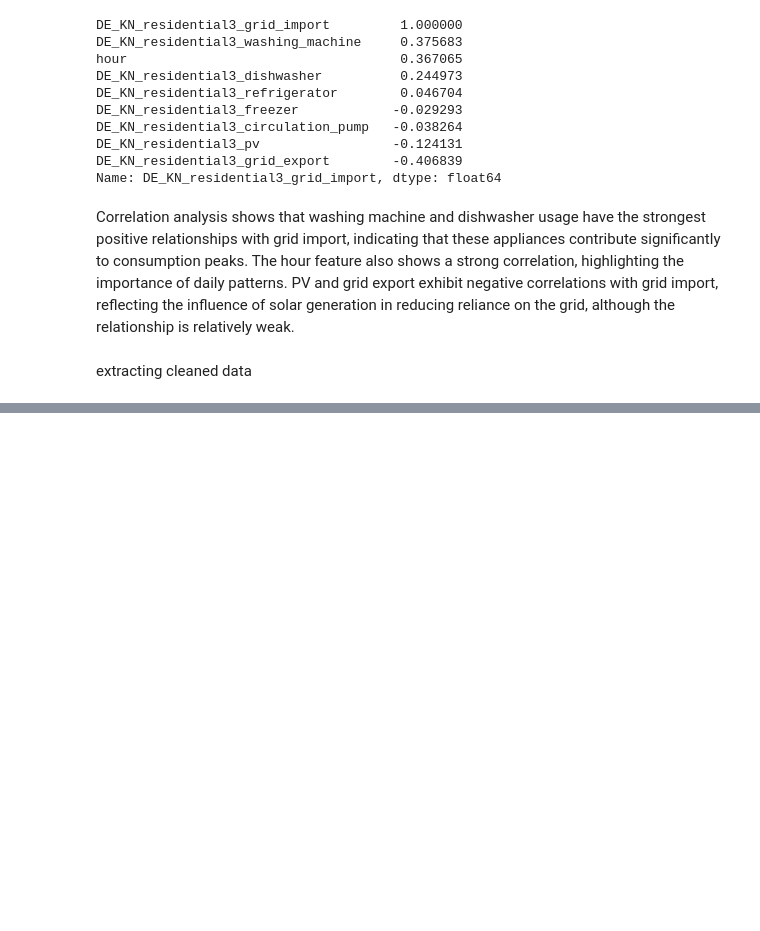
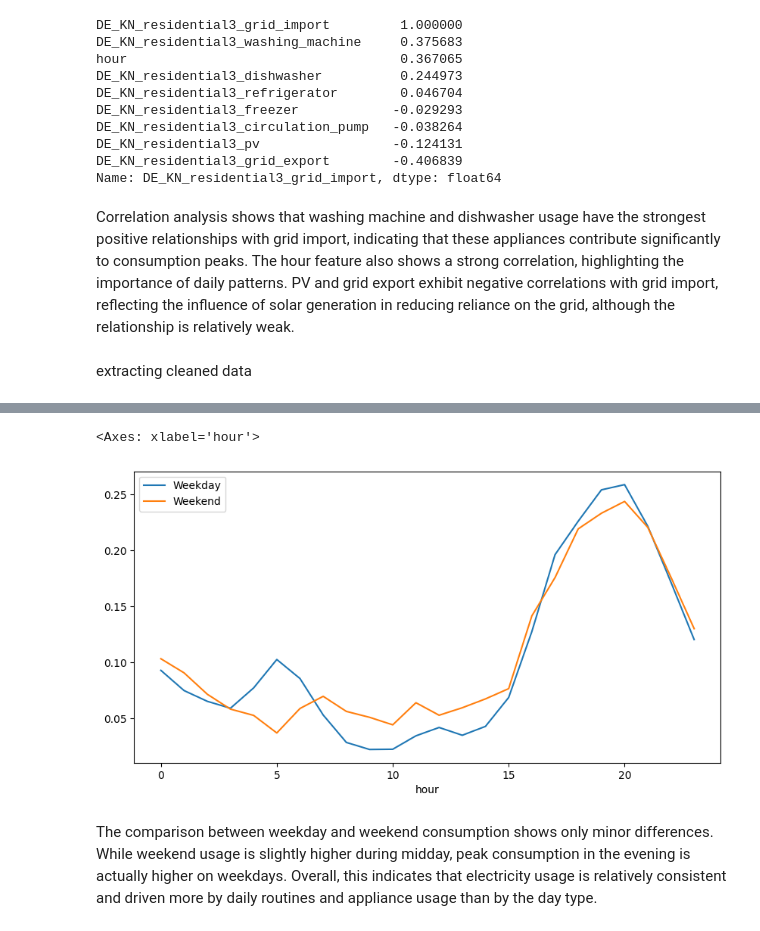
Before and after one commit to Iminza67/Household-Energy-Consumption-Generation-Analysis, a Jupyter notebook: notebooks/EDA.ipynb, the cells around one changed output, grey strips where cells are left out. Saved outputs shown, nothing was run; the diff lists cells and outputs as text; code cells hidden in the pictures; blank space fills up the shorter version.

Commit message:
small changes
added season interpretation and small change to bseline model

```diff
--- a/notebooks/EDA.ipynb
+++ b/notebooks/EDA.ipynb
@@ -364,5 +364,17 @@ DE_KN_residential3_grid_export        -0.406839
 Name: DE_KN_residential3_grid_import, dtype: float64
 # %% [markdown]
 Correlation analysis shows that washing machine and dishwasher usage have the strongest positive relationships with grid import, indicating that these appliances contribute significantly to consumption peaks. The hour feature also shows a strong correlation, highlighting the importance of daily patterns. PV and grid export exhibit negative correlations with grid import, reflecting the influence of solar generation in reducing reliance on the grid, although the relationship is relatively weak.
+# %%
+def get_season(month):
+    if month in [12, 1, 2]:
+        return "Winter"
+    elif month in [3, 4, 5]:
+        return "Spring"
+    elif month in [6, 7, 8]:
+        return "Summer"
+    else:
+        return "Autumn"
+
+df_usage["season"] = df_usage.index.month.map(get_season)
 # %% [markdown]
 extracting cleaned data
@@ -368,0 +422,10 @@ extracting cleaned data
+# %%
+df_usage["is_weekend"] = df_usage.index.dayofweek >= 5
+df_usage["hour"] = df_usage.index.hour
+
+hourly_pattern = df_usage.groupby(["is_weekend", "hour"])[
+    "DE_KN_residential3_grid_import"
+].mean().unstack(0)
+
+hourly_pattern.columns = ["Weekday", "Weekend"]
+print(hourly_pattern)
@@ -369,3 +450,10 @@ extracting cleaned data
+# %%
+hourly_pattern.plot(figsize=(10,5))
+# %% [output]
+<Axes: xlabel='hour'>
+[figure, added]
+# %% [markdown]
+The comparison between weekday and weekend consumption shows only minor differences. While weekend usage is slightly higher during midday, peak consumption in the evening is actually higher on weekdays. Overall, this indicates that electricity usage is relatively consistent and driven more by daily routines and appliance usage than by the day type.
 # %%
 df_export = df_usage.reset_index()
 df_export.to_csv("residential3_cleaned.csv", index=False)
```
Also changed, not shown: parts of 13 cells of this notebook, 2 other files.
